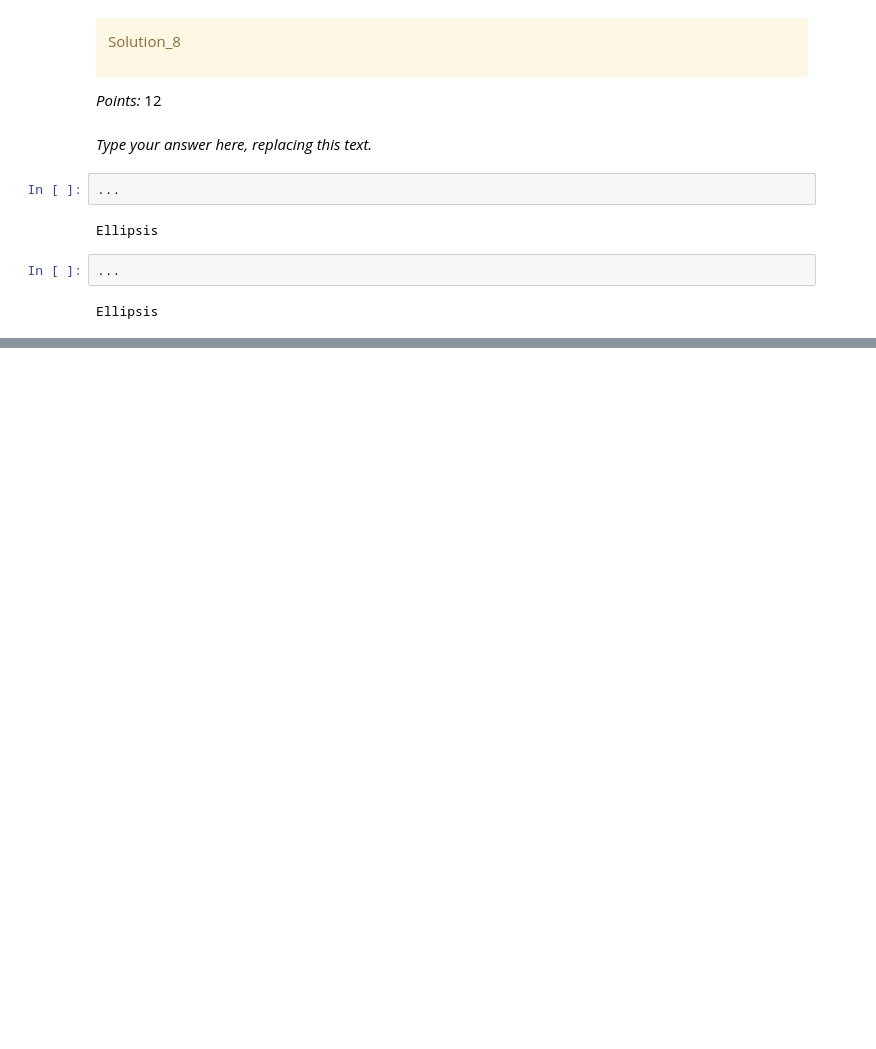
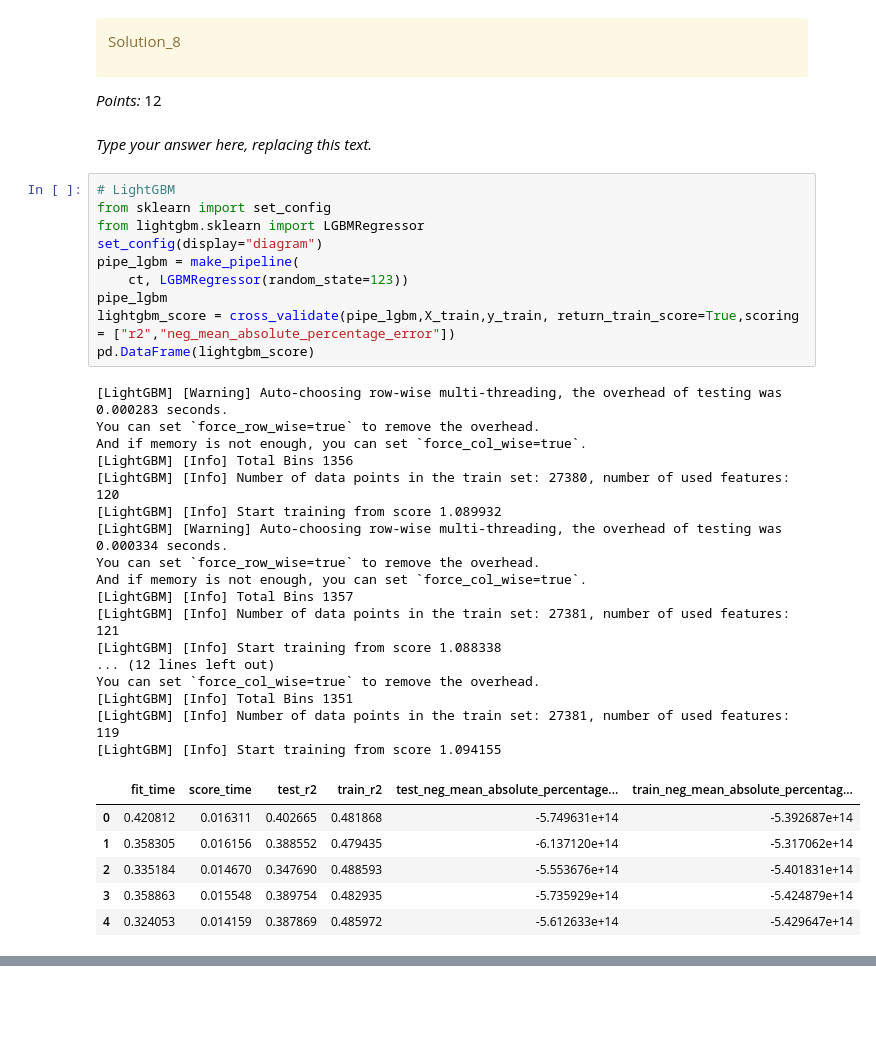
Before and after one commit to RayNguyent/hw5-cpsc330, a Jupyter notebook: hw5.ipynb, the cells around one changed output, grey strips where cells are left out. Cells and saved outputs as stored; diff of their text form; blank space fills up the shorter version.

Commit message:
Added LightGBM

```diff
--- a/hw5.ipynb
+++ b/hw5.ipynb
@@ -532,11 +522,37 @@ Solution_8
 _Points:_ 12
 # %% [markdown]
 _Type your answer here, replacing this text._
-# %%
-...
-# %% [output]
-Ellipsis
-# %%
-...
-# %% [output]
-Ellipsis
+# %%
+# LightGBM
+from sklearn import set_config
+from lightgbm.sklearn import LGBMRegressor
+set_config(display="diagram")
+pipe_lgbm = make_pipeline(
+    ct, LGBMRegressor(random_state=123))
+pipe_lgbm
+lightgbm_score = cross_validate(pipe_lgbm,X_train,y_train, return_train_score=True,scoring = ["r2","neg_mean_absolute_percentage_error"])
+pd.DataFrame(lightgbm_score)
+# %% [output]
+[LightGBM] [Warning] Auto-choosing row-wise multi-threading, the overhead of testing was 0.000283 seconds.
+You can set `force_row_wise=true` to remove the overhead.
+And if memory is not enough, you can set `force_col_wise=true`.
+[LightGBM] [Info] Total Bins 1356
+[LightGBM] [Info] Number of data points in the train set: 27380, number of used features: 120
+[LightGBM] [Info] Start training from score 1.089932
+[LightGBM] [Warning] Auto-choosing row-wise multi-threading, the overhead of testing was 0.000334 seconds.
+You can set `force_row_wise=true` to remove the overhead.
+And if memory is not enough, you can set `force_col_wise=true`.
+[LightGBM] [Info] Total Bins 1357
+[LightGBM] [Info] Number of data points in the train set: 27381, number of used features: 121
+[LightGBM] [Info] Start training from score 1.088338
+... (12 lines left out)
+You can set `force_col_wise=true` to remove the overhead.
+[LightGBM] [Info] Total Bins 1351
+[LightGBM] [Info] Number of data points in the train set: 27381, number of used features: 119
+[LightGBM] [Info] Start training from score 1.094155
+|  | fit_time | score_time | test_r2 | train_r2 | test_neg_mean_absolute_percentage... | train_neg_mean_absolute_percentag... |
+| 0 | 0.420812 | 0.016311 | 0.402665 | 0.481868 | -5.749631e+14 | -5.392687e+14 |
+| 1 | 0.358305 | 0.016156 | 0.388552 | 0.479435 | -6.137120e+14 | -5.317062e+14 |
+| 2 | 0.335184 | 0.014670 | 0.347690 | 0.488593 | -5.553676e+14 | -5.401831e+14 |
+| 3 | 0.358863 | 0.015548 | 0.389754 | 0.482935 | -5.735929e+14 | -5.424879e+14 |
+| 4 | 0.324053 | 0.014159 | 0.387869 | 0.485972 | -5.612633e+14 | -5.429647e+14 |
```
Also changed, not shown: parts of 6 cells of this notebook.
